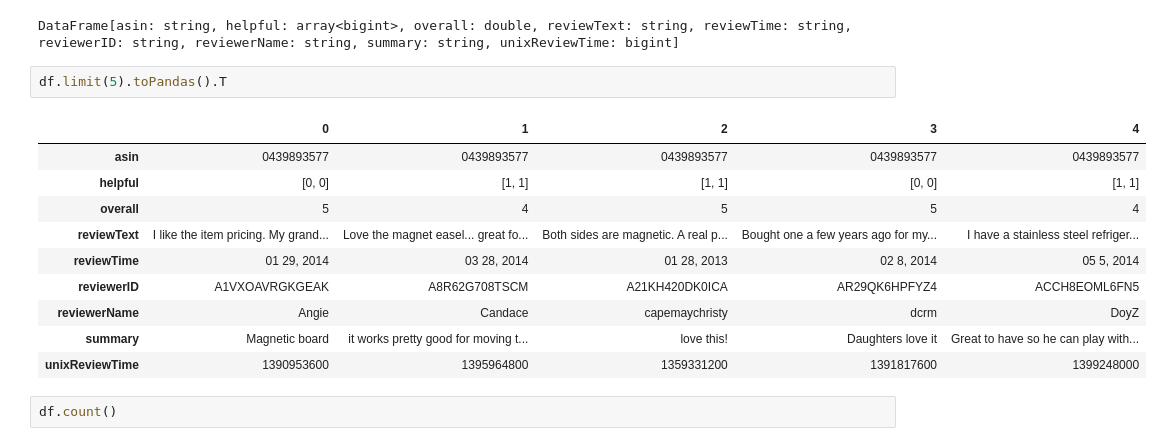
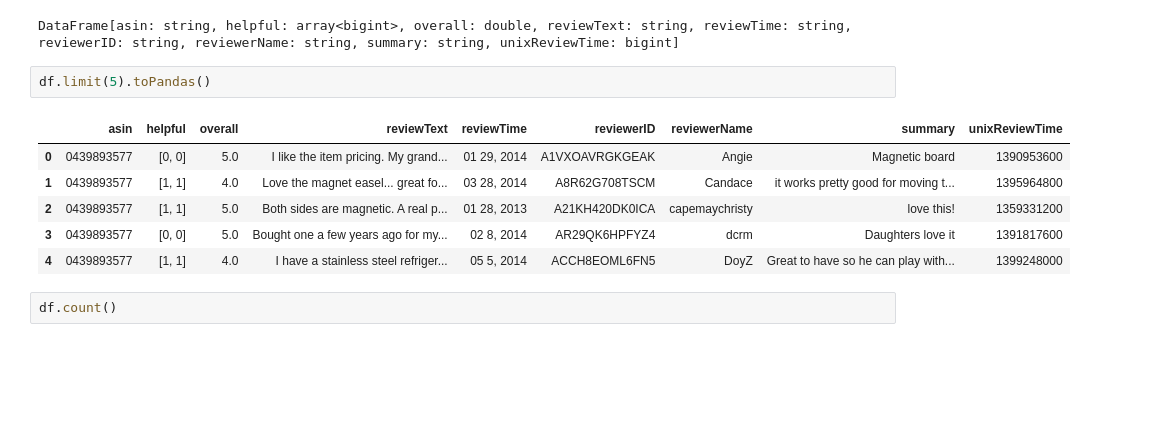
Before and after one commit to nedaresa/spark-intro, a Jupyter notebook: spark.ipynb, the cells around one changed output. Saved outputs shown, nothing was run; the diff lists cells and outputs as text; blank space fills up the shorter version.

```diff
--- a/spark.ipynb
+++ b/spark.ipynb
@@ -66,18 +63,14 @@ df.persist()
 # %% [output]
 DataFrame[asin: string, helpful: array<bigint>, overall: double, reviewText: string, reviewTime: string, reviewerID: string, reviewerName: string, summary: string, unixReviewTime: bigint]
 # %%
-df.limit(5).toPandas().T
+df.limit(5).toPandas()
 # %% [output]
-|  | 0 | 1 | 2 | 3 | 4 |
-| asin | 0439893577 | 0439893577 | 0439893577 | 0439893577 | 0439893577 |
-| helpful | [0, 0] | [1, 1] | [1, 1] | [0, 0] | [1, 1] |
-| overall | 5 | 4 | 5 | 5 | 4 |
-| reviewText | I like the item pricing. My grand... | Love the magnet easel... great fo... | Both sides are magnetic. A real p... | Bought one a few years ago for my... | I have a stainless steel refriger... |
-| reviewTime | 01 29, 2014 | 03 28, 2014 | 01 28, 2013 | 02 8, 2014 | 05 5, 2014 |
-| reviewerID | A1VXOAVRGKGEAK | A8R62G708TSCM | A21KH420DK0ICA | AR29QK6HPFYZ4 | ACCH8EOML6FN5 |
-| reviewerName | Angie | Candace | capemaychristy | dcrm | DoyZ |
-| summary | Magnetic board | it works pretty good for moving t... | love this! | Daughters love it | Great to have so he can play with... |
-| unixReviewTime | 1390953600 | 1395964800 | 1359331200 | 1391817600 | 1399248000 |
+|  | asin | helpful | overall | reviewText | reviewTime | reviewerID | reviewerName | summary | unixReviewTime |
+| 0 | 0439893577 | [0, 0] | 5.0 | I like the item pricing. My grand... | 01 29, 2014 | A1VXOAVRGKGEAK | Angie | Magnetic board | 1390953600 |
+| 1 | 0439893577 | [1, 1] | 4.0 | Love the magnet easel... great fo... | 03 28, 2014 | A8R62G708TSCM | Candace | it works pretty good for moving t... | 1395964800 |
+| 2 | 0439893577 | [1, 1] | 5.0 | Both sides are magnetic. A real p... | 01 28, 2013 | A21KH420DK0ICA | capemaychristy | love this! | 1359331200 |
+| 3 | 0439893577 | [0, 0] | 5.0 | Bought one a few years ago for my... | 02 8, 2014 | AR29QK6HPFYZ4 | dcrm | Daughters love it | 1391817600 |
+| 4 | 0439893577 | [1, 1] | 4.0 | I have a stainless steel refriger... | 05 5, 2014 | ACCH8EOML6FN5 | DoyZ | Great to have so he can play with... | 1399248000 |
 # %%
 df.count()
 # %% [output]
```
Also changed, not shown: parts of 26 cells of this notebook.
